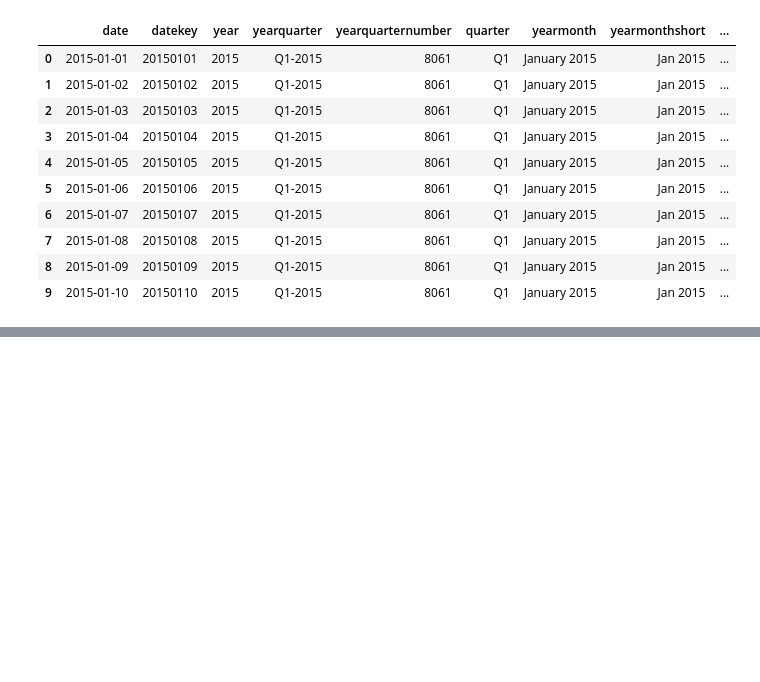
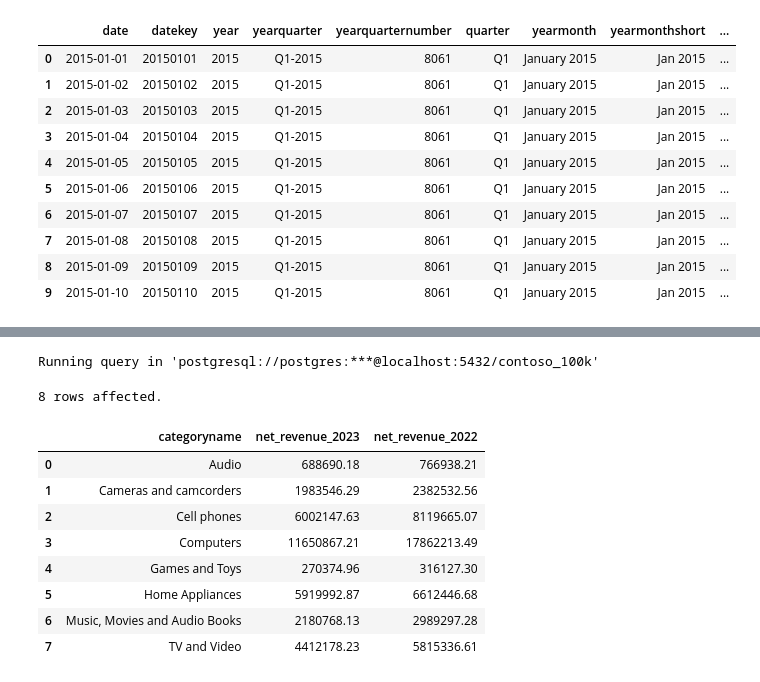
Before and after one commit to evanalyticsalex/SQL_for_Data_Analytics, a Jupyter notebook: Resources/Blank_SQL_Notebook.ipynb, the cells around one changed output, grey strips where cells are left out. Drawn from its saved outputs; the diff is of its cells as text; code cells hidden in the pictures; blank space fills up the shorter version.

```diff
--- a/Resources/Blank_SQL_Notebook.ipynb
+++ b/Resources/Blank_SQL_Notebook.ipynb
@@ -235,0 +366,27 @@ Running query in 'postgresql://postgres:***@localhost:5432/contoso_100k'
+# %%
+%%sql
+
+SELECT
+  p.categoryname,
+  SUM(CASE WHEN s.orderdate between '2023-01-01' and '2023-12-31' THEN
+  s.quantity*s.netprice*s.exchangerate ELSE 0 END ) AS net_revenue_2023,
+  SUM(CASE WHEN s.orderdate between '2022-01-01' and '2022-12-31' THEN
+  s.quantity*s.netprice*s.exchangerate ELSE 0 END ) AS net_revenue_2022
+FROM
+  sales as s
+LEFT JOIN product as p
+ON s.productkey = p.productkey
+GROUP BY p.categoryname
+ORDER BY p.categoryname
+# %% [output]
+Running query in 'postgresql://postgres:***@localhost:5432/contoso_100k'
+8 rows affected.
+|  | categoryname | net_revenue_2023 | net_revenue_2022 |
+| 0 | Audio | 688690.18 | 766938.21 |
+| 1 | Cameras and camcorders | 1983546.29 | 2382532.56 |
+| 2 | Cell phones | 6002147.63 | 8119665.07 |
+| 3 | Computers | 11650867.21 | 17862213.49 |
+| 4 | Games and Toys | 270374.96 | 316127.30 |
+| 5 | Home Appliances | 5919992.87 | 6612446.68 |
+| 6 | Music, Movies and Audio Books | 2180768.13 | 2989297.28 |
+| 7 | TV and Video | 4412178.23 | 5815336.61 |
```
Also changed, not shown: parts of 5 cells of this notebook.
